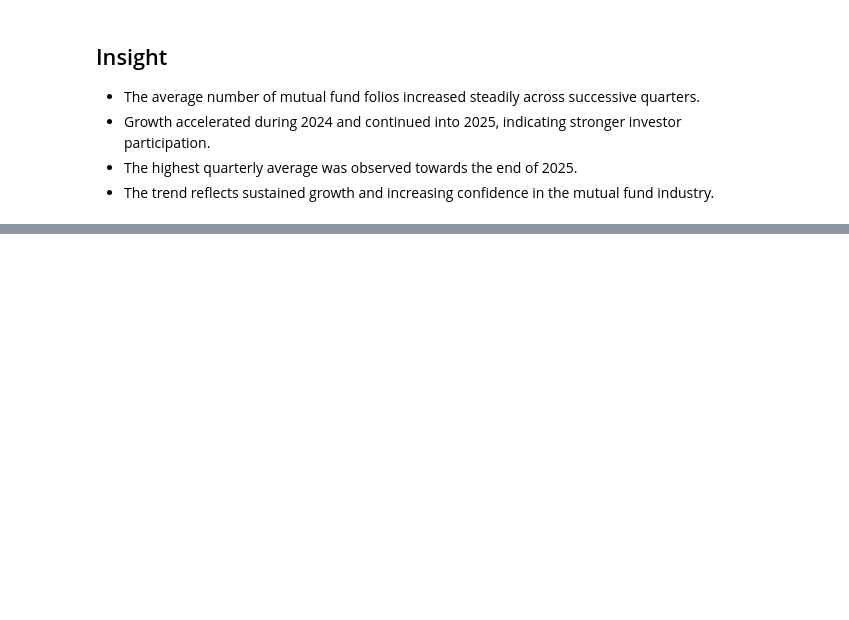
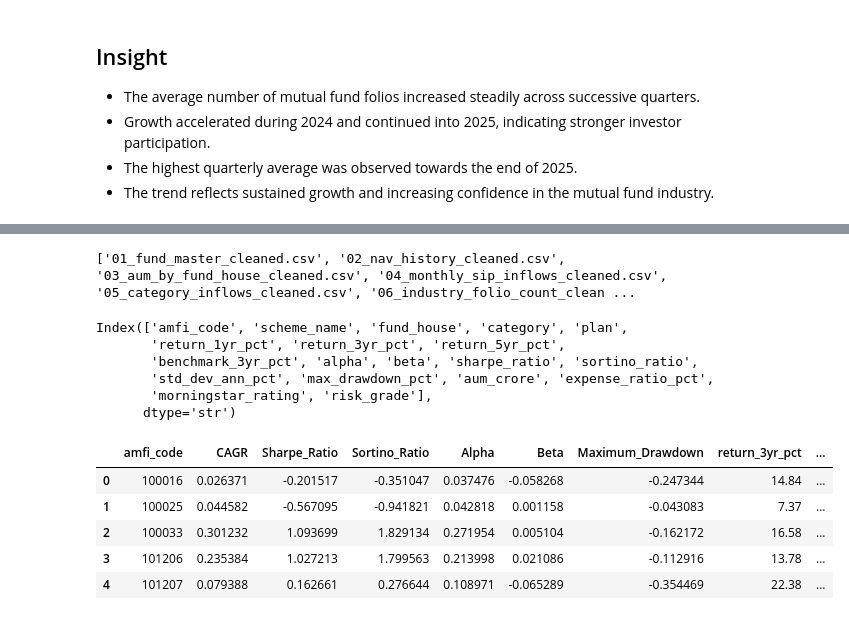
Before and after one commit to Aishwch/mutual-fund-analytics, a Jupyter notebook: notebooks/EDA_Analysis.ipynb, the cells around one changed output, grey strips where cells are left out. Saved outputs shown, nothing was run; the diff lists cells and outputs as text; code cells hidden in the pictures; blank space fills up the shorter version.

```diff
--- a/notebooks/EDA_Analysis.ipynb
+++ b/notebooks/EDA_Analysis.ipynb
@@ -815,0 +837,14 @@ plt.show()
+# %%
+# Convert date column to datetime
+nav_data["date"] = pd.to_datetime(nav_data["date"])
+
+# Sort data
+nav_data = nav_data.sort_values(["amfi_code", "date"])
+
+# Calculate daily returns
+nav_data["daily_return"] = (
+    nav_data.groupby("amfi_code")["nav"].pct_change()
+)
+
+# Check output
+print(nav_data.head(10))
@@ -815,0 +1072,10 @@ plt.show()
+# %%
+fund_scorecard = (
+    cagr_df
+    .merge(sharpe_df, on="amfi_code")
+    .merge(sortino_df, on="amfi_code")
+    .merge(alpha_beta_df, on="amfi_code")
+    .merge(drawdown_df, on="amfi_code")
+)
+
+print(fund_scorecard.head())
@@ -815,0 +1115,33 @@ plt.show()
+# %%
+import os
+
+print(os.listdir("../data/processed"))
+# %% [output]
+['01_fund_master_cleaned.csv', '02_nav_history_cleaned.csv', '03_aum_by_fund_house_cleaned.csv', '04_monthly_sip_inflows_cleaned.csv', '05_category_inflows_cleaned.csv', '06_industry_folio_count_clean ...
+# %%
+performance = pd.read_csv("../data/processed/07_scheme_performance_cleaned.csv")
+
+print(performance.columns)
+# %% [output]
+Index(['amfi_code', 'scheme_name', 'fund_house', 'category', 'plan',
+       'return_1yr_pct', 'return_3yr_pct', 'return_5yr_pct',
+       'benchmark_3yr_pct', 'alpha', 'beta', 'sharpe_ratio', 'sortino_ratio',
+       'std_dev_ann_pct', 'max_drawdown_pct', 'aum_crore', 'expense_ratio_pct',
+       'morningstar_rating', 'risk_grade'],
+      dtype='str')
+# %%
+expense = performance[["amfi_code", "return_3yr_pct", "expense_ratio_pct"]].copy()
+
+expense["return_3yr_pct"] = pd.to_numeric(expense["return_3yr_pct"])
+expense["expense_ratio_pct"] = pd.to_numeric(expense["expense_ratio_pct"])
+
+fund_scorecard = fund_scorecard.merge(expense, on="amfi_code")
+
+fund_scorecard.head()
+# %% [output]
+|  | amfi_code | CAGR | Sharpe_Ratio | Sortino_Ratio | Alpha | Beta | Maximum_Drawdown | return_3yr_pct | ... |
+| 0 | 100016 | 0.026371 | -0.201517 | -0.351047 | 0.037476 | -0.058268 | -0.247344 | 14.84 | ... |
+| 1 | 100025 | 0.044582 | -0.567095 | -0.941821 | 0.042818 | 0.001158 | -0.043083 | 7.37 | ... |
+| 2 | 100033 | 0.301232 | 1.093699 | 1.829134 | 0.271954 | 0.005104 | -0.162172 | 16.58 | ... |
+| 3 | 101206 | 0.235384 | 1.027213 | 1.799563 | 0.213998 | 0.021086 | -0.112916 | 13.78 | ... |
+| 4 | 101207 | 0.079388 | 0.162661 | 0.276644 | 0.108971 | -0.065289 | -0.354469 | 22.38 | ... |
```
Also changed, not shown: parts of 27 cells of this notebook, 2 other files.
